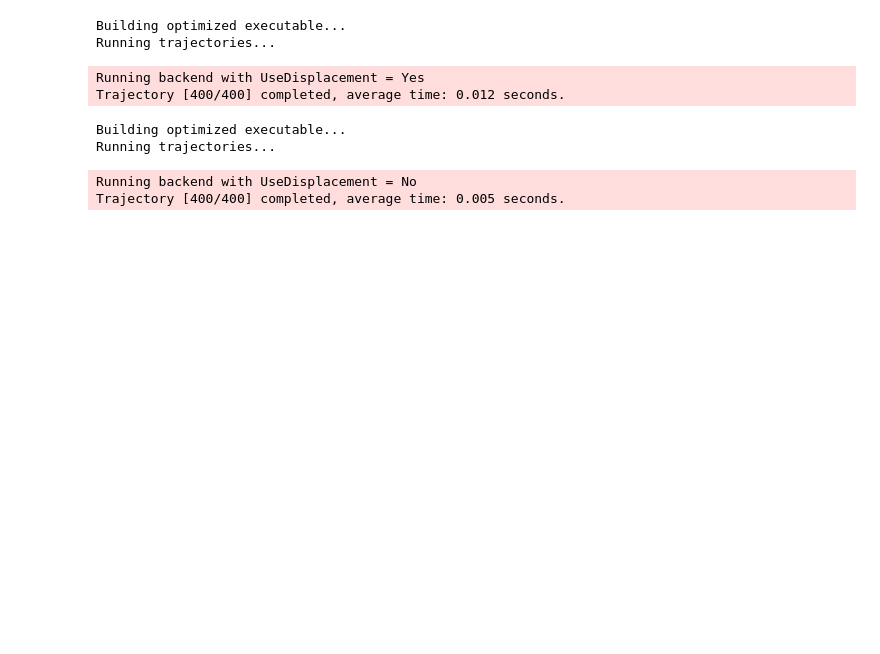
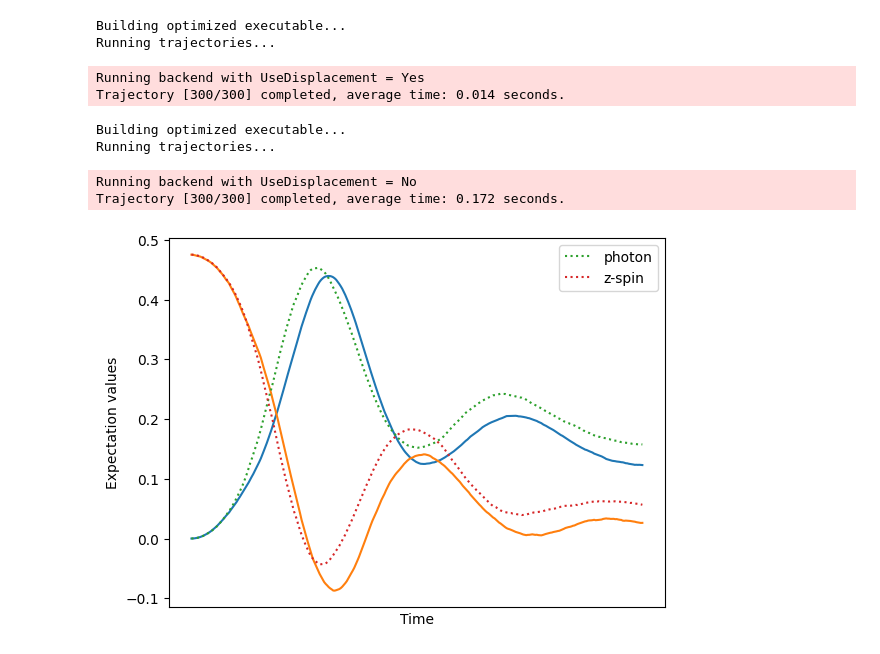
Before and after one commit to ellxor/pimcs, a Jupyter notebook: example2.ipynb, the cells around one changed output. Saved outputs shown, nothing was run; the diff lists cells and outputs as text; code cells hidden in the pictures; blank space fills up the shorter version.

```diff
--- a/example2.ipynb
+++ b/example2.ipynb
@@ -1,55 +1,55 @@
 # %%
 import numpy as np
 import matplotlib.pyplot as plt
 
 from pimcs import jspin, destroy, Dicke, rotated_qubits, mcsolve
 
-# setup system in exactly same way as with qutip.piqs
-N = 50
-OmegaC = 0
-OmegaA = 0.1/2
-Coupling = 0.1 / np.sqrt(N)
+output = []
 
-a = destroy(4) # increase cavity truncation if needed (varies depending on problem)
-               # if unsure, set higher at small N, then keep decreasing if results do not change,
-               # then keep it at this value for large N - should not need to grow with N.
+for tol, disable_displ, truncation, ls in [(0.05, False, 4, '-'), (0.05, True, 60, ':')]:
+    # setup system in exactly same way as with qutip.piqs
+    N = 50
+    OmegaC = 0
+    OmegaA = 0.1/2
+    Coupling = 0.1 / np.sqrt(N)
 
-Jz = jspin(N, 'z')
-Jp = jspin(N, '+')
-Jm = jspin(N, '-')
+    a = destroy(truncation)
 
-H = OmegaC * a.dag()*a + OmegaA * 2*Jz + Coupling * (Jp * a + Jm * a.dag())
-system = Dicke(N, H, cavity_loss = 0.01, dephasing = 0.01)
+    Jz = jspin(N, 'z')
+    Jp = jspin(N, '+')
+    Jm = jspin(N, '-')
 
-psi0 = rotated_qubits(N, 0.1 * np.pi)
-times = np.linspace(0, 128, 300)
+    H = OmegaC * a.dag()*a + OmegaA * 2*Jz + Coupling * (Jp * a + Jm * a.dag())
+    system = Dicke(N, H, cavity_loss = 0.01, dephasing = 0.01)
 
-data = mcsolve(
-    system,
-    psi0,               # initial state of simulations
-    times,              # times to output expecation values (must be linearly spaced for now)
-    [a.dag()*a, Jz],    # operators of expectation values to output
-    ntraj = 400,        # number of Monte Carlo simulations to run
-    ncpu = 8,           # number of simulations to run in parallel (ideally = number of CPU cores)
-    jtol = 0.05,        # parameter to tune integration step size (lower is more accurate but slower)
-)
+    psi0 = rotated_qubits(N, 0.1 * np.pi)
+    times = np.linspace(0, 128, 300)
 
-data2 = mcsolve(
-    system,
-    psi0,
-    times,
-    [a.dag()*a, Jz],
-    ntraj = 400,
-    ncpu = 8,
-    jtol = 0.05,
-    disable_displ = True, # do not use transform for second run
-)
+    data = mcsolve(
+        system,
+        psi0,               # initial state of simulations
+        times,              # times to output expecation values (must be linearly spaced for now)
+        [a.dag()*a, a, Jz], # operators of expectation values to output
+        ntraj = 300,        # number of Monte Carlo simulations to run
+        ncpu = 8,           # number of simulations to run in parallel (ideally = number of CPU cores)
+        jtol = tol,         # parameter to tune integration step size (lower is more accurate but slower)
+        disable_displ = disable_displ,
+    )
+
+    plt.plot(times, data.expect[0].real / N, ls = ls, label = "photon" if ls == ':' else None)
+    plt.plot(times, data.expect[2].real / N, ls = ls, label = "z-spin" if ls == ':' else None)
+
+plt.xticks([])
+plt.xlabel("Time")
+plt.ylabel("Expectation values")
+plt.legend(loc = "upper right");
 # %% [output]
 Building optimized executable...
 Running trajectories...
 Running backend with UseDisplacement = Yes
-Trajectory [400/400] completed, average time: 0.012 seconds.
+Trajectory [300/300] completed, average time: 0.014 seconds.
 Building optimized executable...
 Running trajectories...
 Running backend with UseDisplacement = No
-Trajectory [400/400] completed, average time: 0.005 seconds.
+Trajectory [300/300] completed, average time: 0.172 seconds.
+[figure, added]
```
Also changed, not shown: parts of 1 cell of this notebook.
